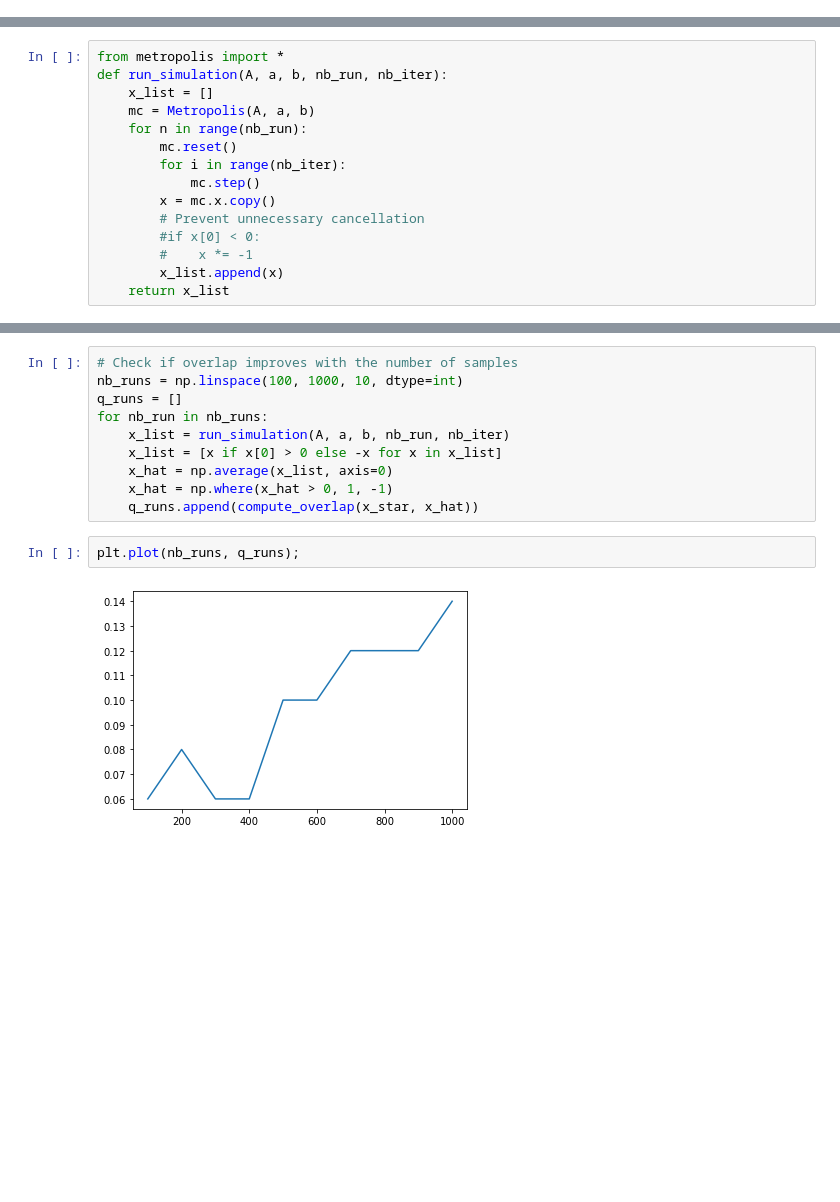
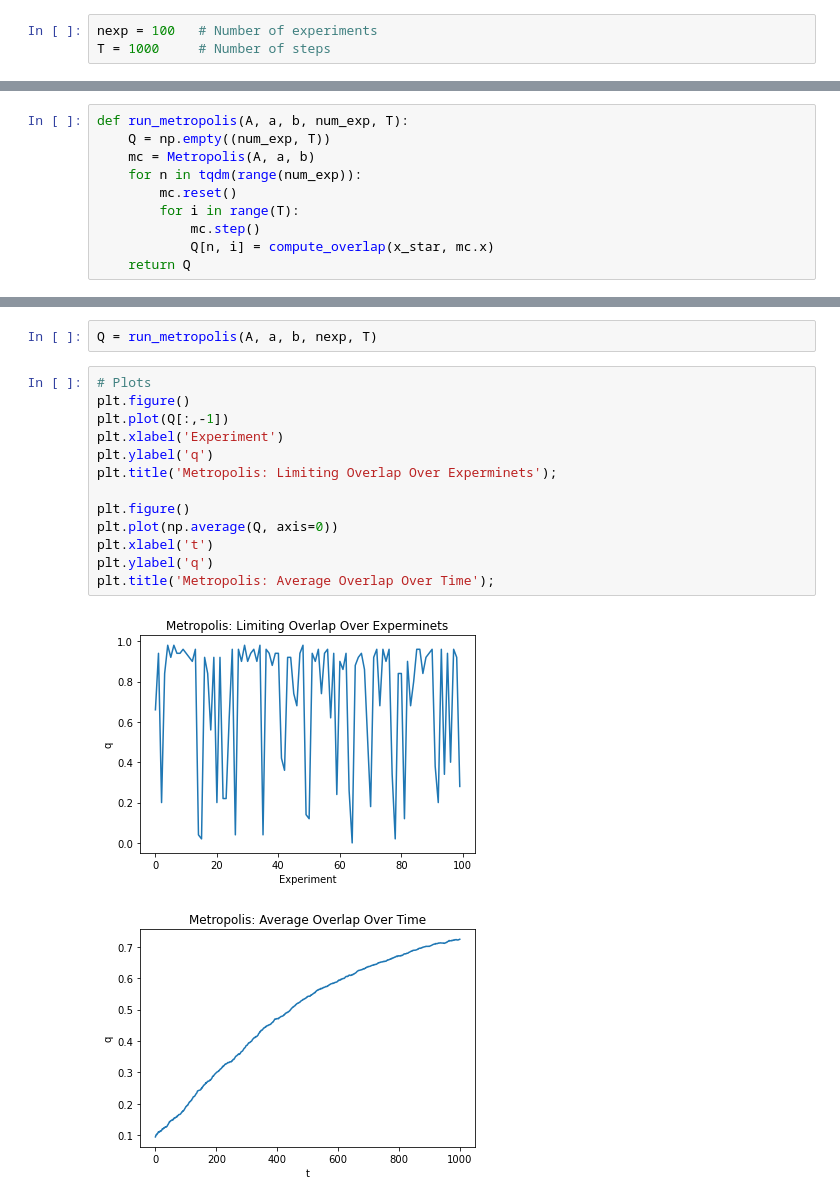
Before and after one commit to galannp/Markov, a Jupyter notebook: notebook/testing_david.ipynb, the cells around one changed output, grey strips where cells are left out. Drawn from its saved outputs; the diff is of its cells as text; blank space fills up the shorter version.

```diff
--- a/notebook/testing_david.ipynb
+++ b/notebook/testing_david.ipynb
@@ -42 +52,4 @@ draw_graph(G, x_star)
+# %%
+nexp = 100   # Number of experiments
+T = 1000     # Number of steps
 # %% [markdown]
@@ -44,15 +57,10 @@ draw_graph(G, x_star)
 # %%
-from metropolis import *
-def run_simulation(A, a, b, nb_run, nb_iter):
-    x_list = []
+def run_metropolis(A, a, b, num_exp, T):
+    Q = np.empty((num_exp, T))
     mc = Metropolis(A, a, b)
-    for n in range(nb_run):
+    for n in tqdm(range(num_exp)):
         mc.reset()
-        for i in range(nb_iter):
+        for i in range(T):
             mc.step()
-        x = mc.x.copy()
-        # Prevent unnecessary cancellation
-        #if x[0] < 0:
-        #    x *= -1
-        x_list.append(x)
-    return x_list
+            Q[n, i] = compute_overlap(x_star, mc.x)
+    return Q
@@ -94,14 +67,18 @@ x_hat overlap: 0.1
-# %%
-# Check if overlap improves with the number of samples
-nb_runs = np.linspace(100, 1000, 10, dtype=int)
-q_runs = []
-for nb_run in nb_runs:
-    x_list = run_simulation(A, a, b, nb_run, nb_iter)
-    x_list = [x if x[0] > 0 else -x for x in x_list]
-    x_hat = np.average(x_list, axis=0)
-    x_hat = np.where(x_hat > 0, 1, -1)
-    q_runs.append(compute_overlap(x_star, x_hat))
-# %%
-plt.plot(nb_runs, q_runs);
-# %% [output]
-[figure, removed]
+# %%
+Q = run_metropolis(A, a, b, nexp, T)
+# %%
+# Plots
+plt.figure()
+plt.plot(Q[:,-1])
+plt.xlabel('Experiment')
+plt.ylabel('q')
+plt.title('Metropolis: Limiting Overlap Over Experminets');
+
+plt.figure()
+plt.plot(np.average(Q, axis=0))
+plt.xlabel('t')
+plt.ylabel('q')
+plt.title('Metropolis: Average Overlap Over Time');
+# %% [output]
+[figure, added]
+[figure, added]
```
Also changed, not shown: parts of 14 cells of this notebook.
